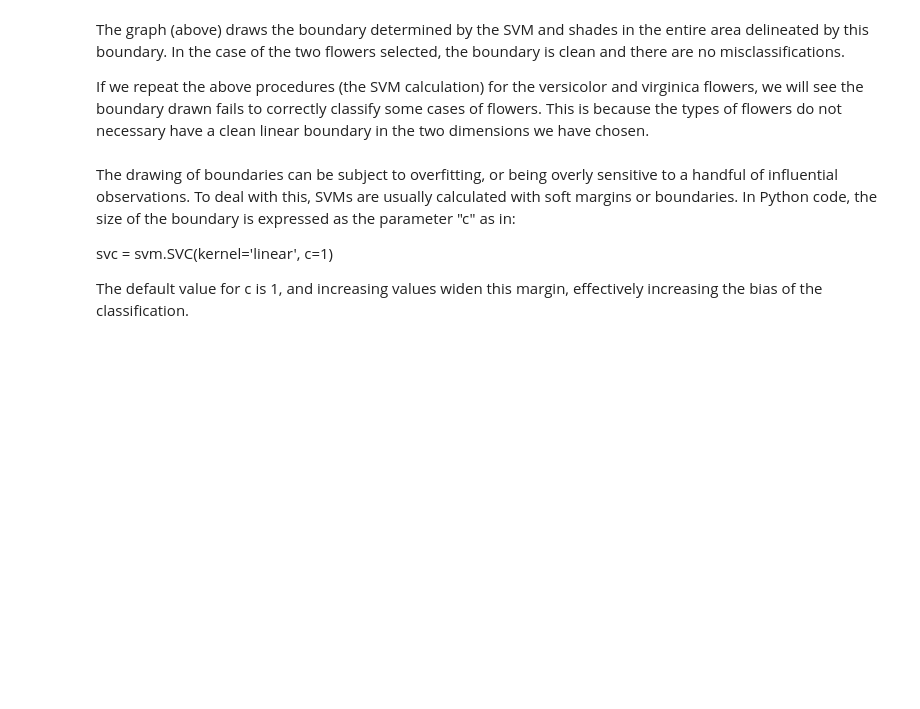
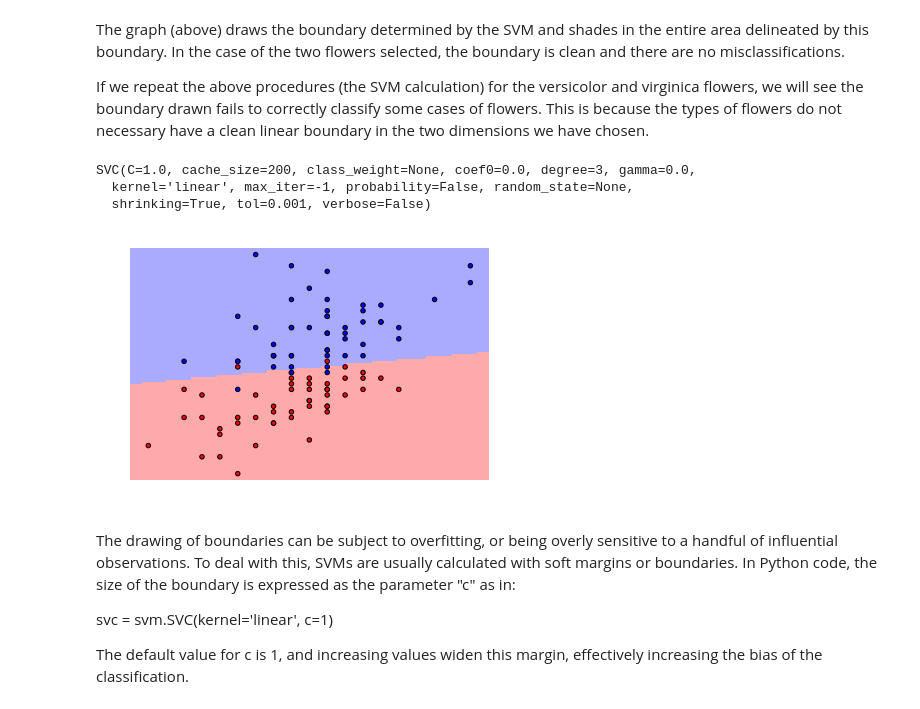
Before and after one commit to molliemarie/Thinkful-Data-Science-Projects, a Jupyter notebook: Unit4/svm.ipynb, the cells around one changed output. Drawn from its saved outputs; the diff is of its cells as text; code cells hidden in the pictures; blank space fills up the shorter version.

```diff
--- a/Unit4/svm.ipynb
+++ b/Unit4/svm.ipynb
@@ -77,3 +116,12 @@ def plot_estimator(estimator, X, y):
 plot_estimator(svc, X, y)
 # %% [output]
 [figure]
+# %%
+#Using dataframe calls instead
+from sklearn import svm
+svc = svm.SVC(kernel='linear')
+from sklearn import datasets
+z= iris_df1
+Z = z.append(iris_df2, ignore_index=True)
+X = Z[['sepal_width', 'petal_length']].as_matrix()
+y = Z['target'].as_matrix()
@@ -81,6 +133,19 @@ plot_estimator(svc, X, y)
 The graph (above) draws the boundary determined by the SVM and shades in the entire area delineated by this boundary. In the case of the two flowers selected, the boundary is clean and there are no misclassifications.
 
 If we repeat the above procedures (the SVM calculation) for the versicolor and virginica flowers, we will see the boundary drawn fails to correctly classify some cases of flowers. This is because the types of flowers do not necessary have a clean linear boundary in the two dimensions we have chosen.
+# %%
+X = iris.data[50:, 1:3]
+#takes just versicolor and setosa flowers, and just the sepal width and petal length
+y = iris_df['target'][0:100]
+svc.fit(X, y)
+# %% [output]
+SVC(C=1.0, cache_size=200, class_weight=None, coef0=0.0, degree=3, gamma=0.0,
+  kernel='linear', max_iter=-1, probability=False, random_state=None,
+  shrinking=True, tol=0.001, verbose=False)
+# %%
+plot_estimator(svc, X, y)
+# %% [output]
+[figure, added]
 # %% [markdown]
 The drawing of boundaries can be subject to overfitting, or being overly sensitive to a handful of influential observations. To deal with this, SVMs are usually calculated with soft margins or boundaries. In Python code, the size of the boundary is expressed as the parameter "c" as in:
 
```
Also changed, not shown: parts of 68 cells of this notebook.
